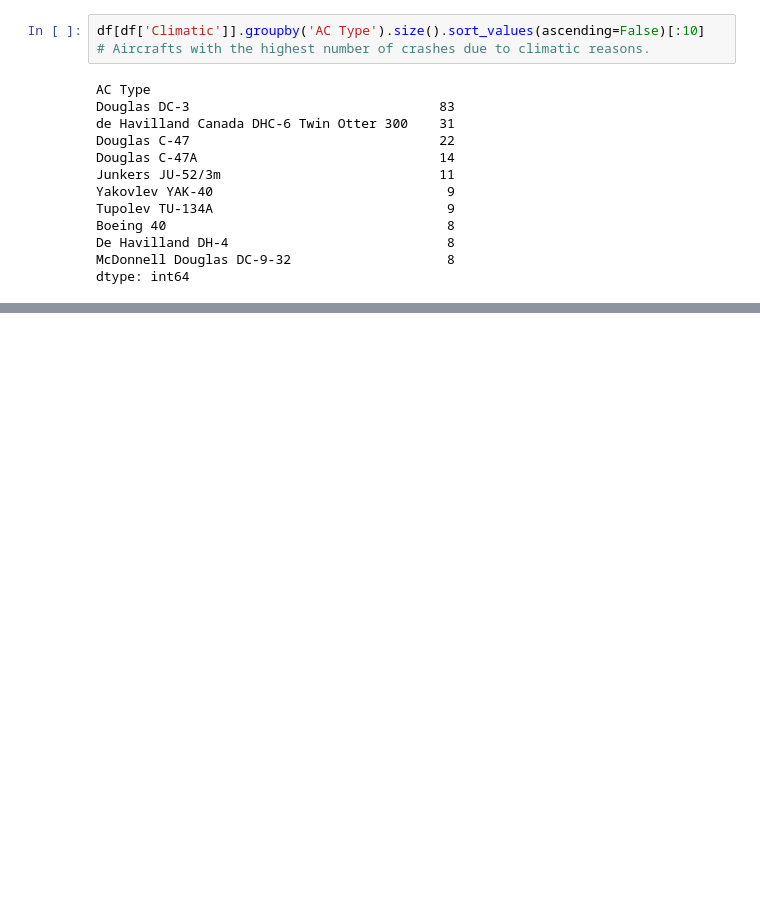
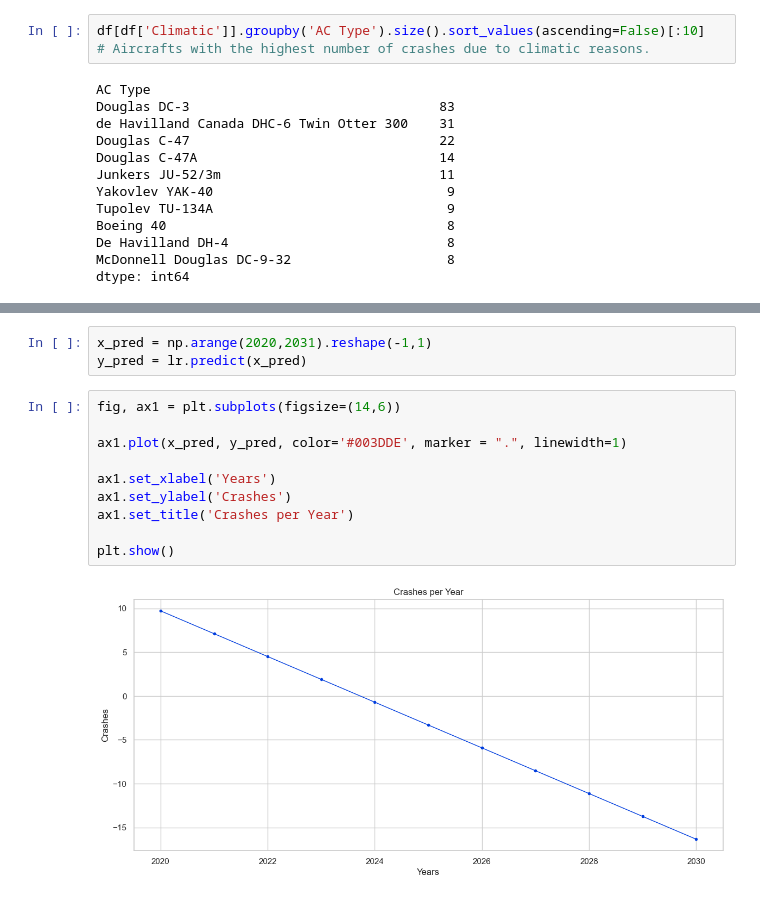
Before and after one commit to motm-1/PI_DA, a Jupyter notebook: eda.ipynb, the cells around one changed output, grey strips where cells are left out. Drawn from its saved outputs; the diff is of its cells as text; blank space fills up the shorter version.

```diff
--- a/eda.ipynb
+++ b/eda.ipynb
@@ -569,0 +663,15 @@ The crashes and fatalities have a marked downward trend for the last 20 years.
+# %%
+x_pred = np.arange(2020,2031).reshape(-1,1)
+y_pred = lr.predict(x_pred)
+# %%
+fig, ax1 = plt.subplots(figsize=(14,6))
+
+ax1.plot(x_pred, y_pred, color='#003DDE', marker = ".", linewidth=1)
+
+ax1.set_xlabel('Years')
+ax1.set_ylabel('Crashes')
+ax1.set_title('Crashes per Year')
+
+plt.show()
+# %% [output]
+[figure, added]
```
Also changed, not shown: parts of 25 cells of this notebook.
